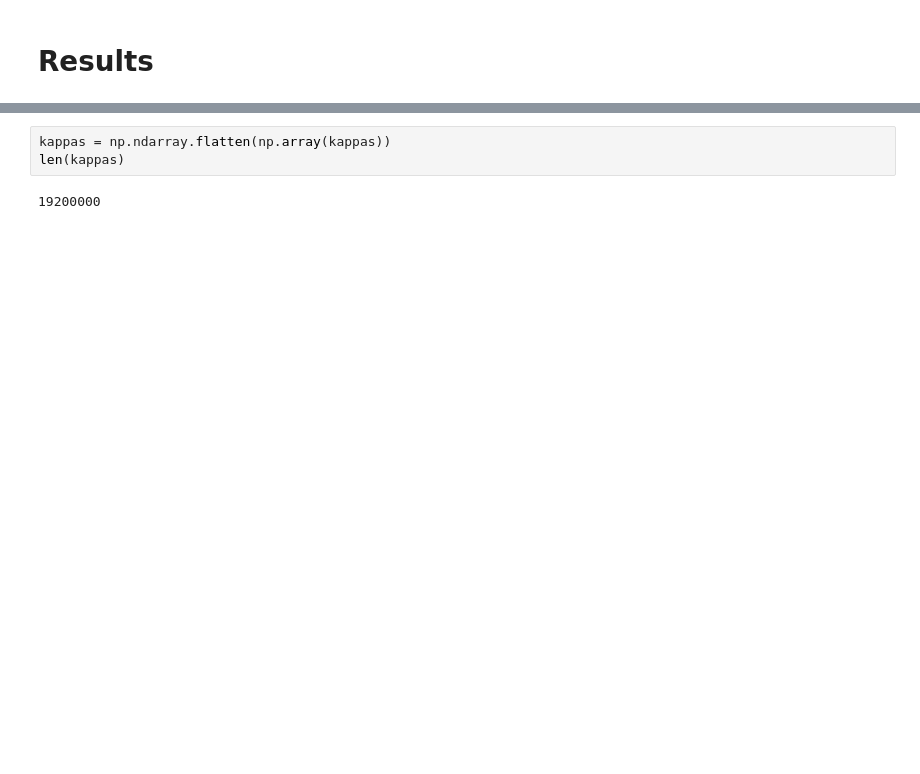
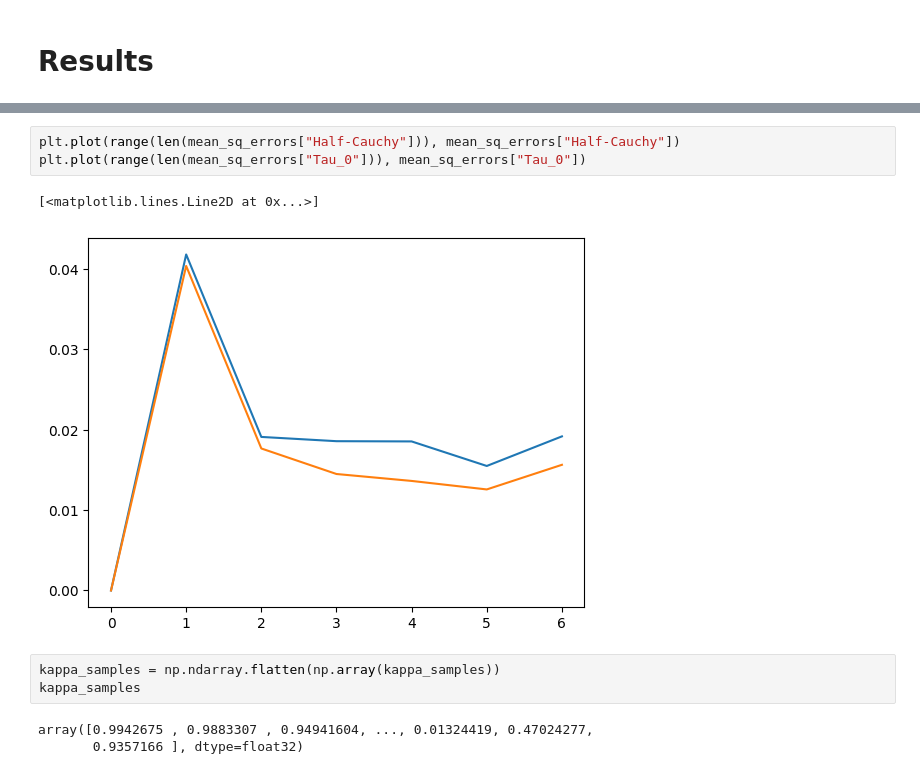
Before and after one commit to Grace0124/numpyro, a Jupyter notebook: horseshoe_prior_2.ipynb, the cells around one changed output, grey strips where cells are left out. Saved outputs shown, nothing was run; the diff lists cells and outputs as text; blank space fills up the shorter version.

```diff
--- a/horseshoe_prior_2.ipynb
+++ b/horseshoe_prior_2.ipynb
@@ -197,6 +171,13 @@ Comparing the two plots above, we can see that $A=4$ overshrinks some of the non
+# %%
+plt.plot(range(len(mean_sq_errors["Half-Cauchy"])), mean_sq_errors["Half-Cauchy"])
+plt.plot(range(len(mean_sq_errors["Tau_0"])), mean_sq_errors["Tau_0"])
+# %% [output]
+[<matplotlib.lines.Line2D at 0x...>]
+[figure, added]
 # %%
-kappas = np.ndarray.flatten(np.array(kappas))
-len(kappas)
+kappa_samples = np.ndarray.flatten(np.array(kappa_samples))
+kappa_samples
 # %% [output]
-19200000
+array([0.9942675 , 0.9883307 , 0.94941604, ..., 0.01324419, 0.47024277,
+       0.9357166 ], dtype=float32)
 # %%
```
Also changed, not shown: parts of 10 cells of this notebook.
